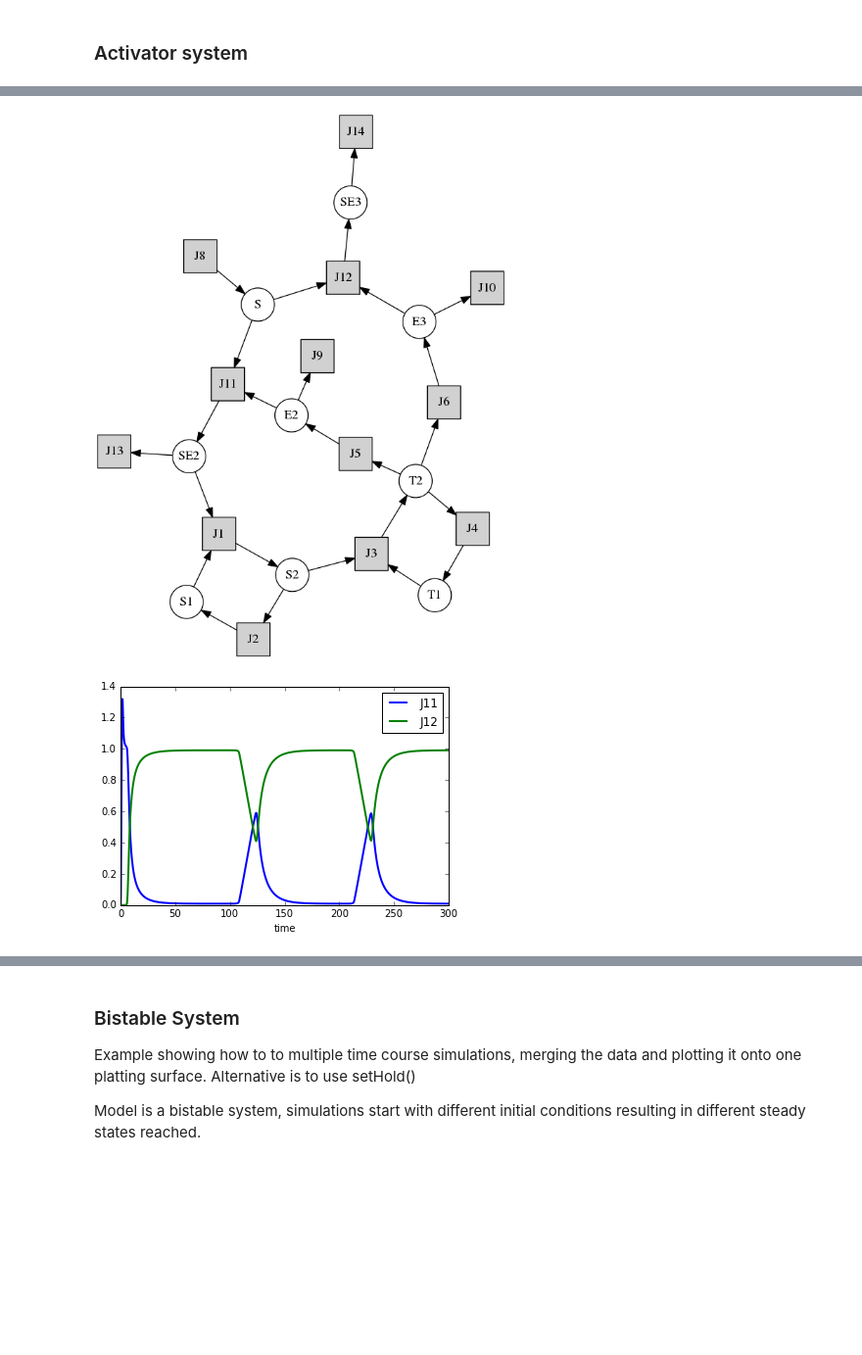
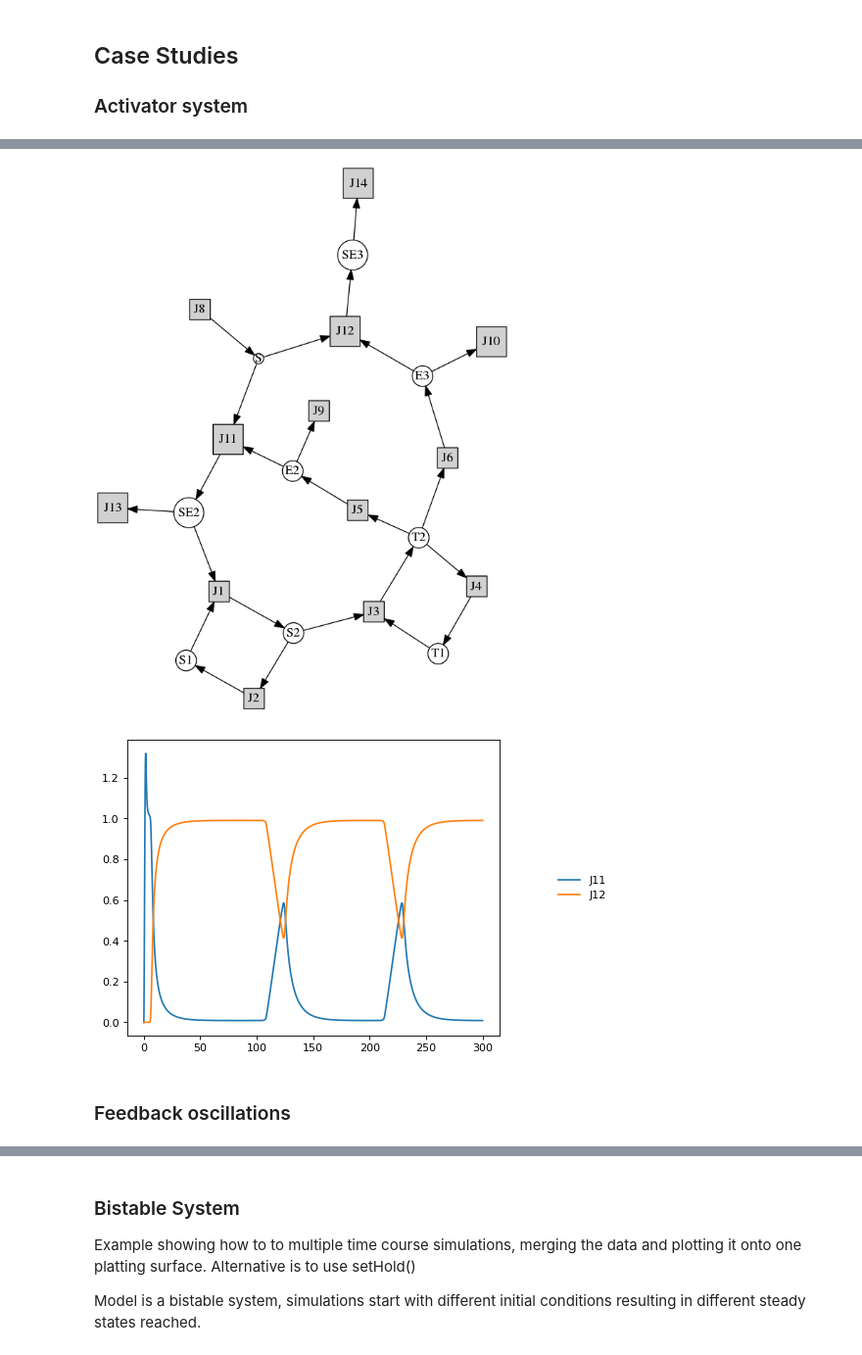
Before and after one commit to sys-bio/tellurium, a Jupyter notebook: examples/notebooks/core/tellurium_examples.ipynb, the cells around one changed output, grey strips where cells are left out. Shown at 98% size. Cells and saved outputs as stored; diff of their text form; code cells hidden in the pictures; blank space fills up the shorter version.

Commit message:
update case studies documentation

```diff
--- a/examples/notebooks/core/tellurium_examples.ipynb
+++ b/examples/notebooks/core/tellurium_examples.ipynb
@@ -1,8 +27,11 @@
 # %% [markdown]
+## Case Studies
+
 ### Activator system
 # %%
+import tellurium as te
+te.setDefaultPlottingEngine('matplotlib')
 %matplotlib inline
-import tellurium as te
 
 # model Definition
 r = te.loada ('''
@@ -54,2 +84,2 @@ r.plot(result);
-[figure, old version]
+[figure, new version]
-[figure, old version]
+[figure, new version]
@@ -58,3 +86,5 @@ r.plot(result);
+# %% [markdown]
+### Feedback oscillations
 # %%
 # http://tellurium.analogmachine.org/testing/
 import tellurium as te
```
Also changed, not shown: parts of 19 cells of this notebook, 18 other files.
